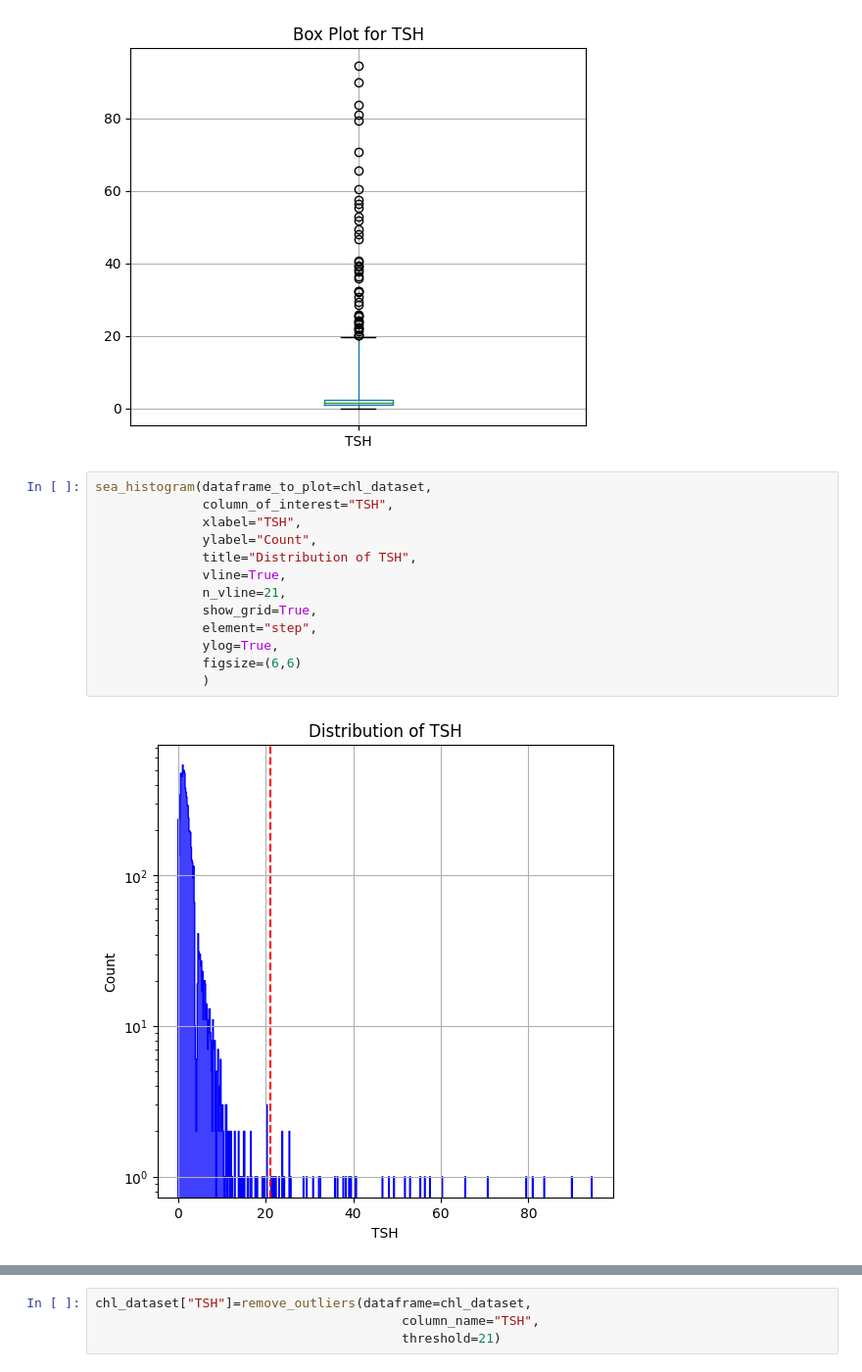
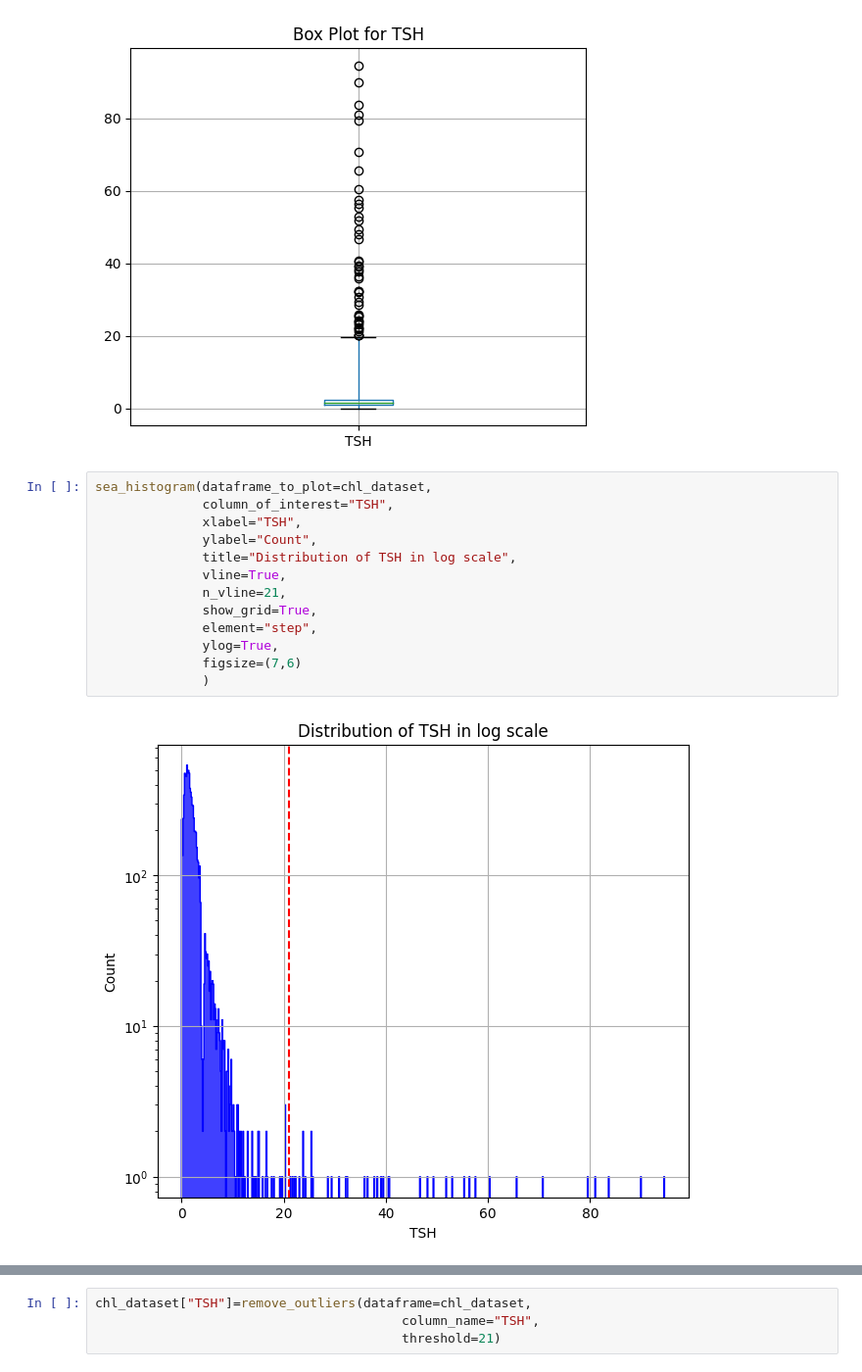
Before and after one commit to davide-marchi/clinical-data-encoding, a Jupyter notebook: Cleaning_Data.ipynb, the cells around one changed output, grey strips where cells are left out. Shown at 98% size. Drawn from its saved outputs; the diff is of its cells as text.

```diff
--- a/Cleaning_Data.ipynb
+++ b/Cleaning_Data.ipynb
@@ -411,16 +411,16 @@ boxplot_func(columns_of_interest="TSH",
 # %%
 sea_histogram(dataframe_to_plot=chl_dataset,
               column_of_interest="TSH",
               xlabel="TSH",
               ylabel="Count",
-              title="Distribution of TSH",
+              title="Distribution of TSH in log scale",
               vline=True,
               n_vline=21,
               show_grid=True,
               element="step",
               ylog=True,
-              figsize=(6,6)
+              figsize=(7,6)
               )
 # %% [output]
-[figure, old version]
+[figure, new version]
 # %% [markdown]
```
Also changed, not shown: parts of 156 cells of this notebook.
